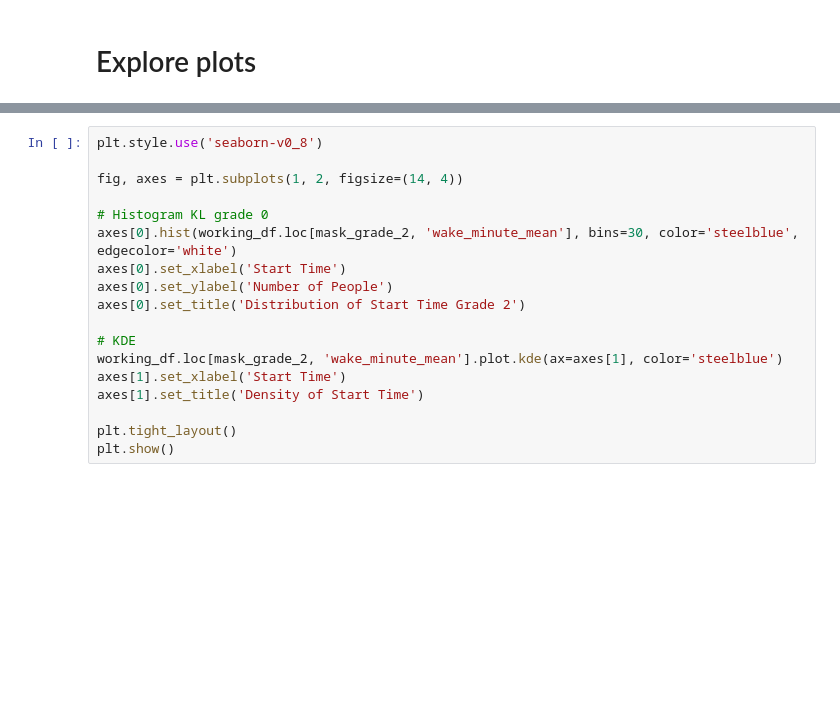
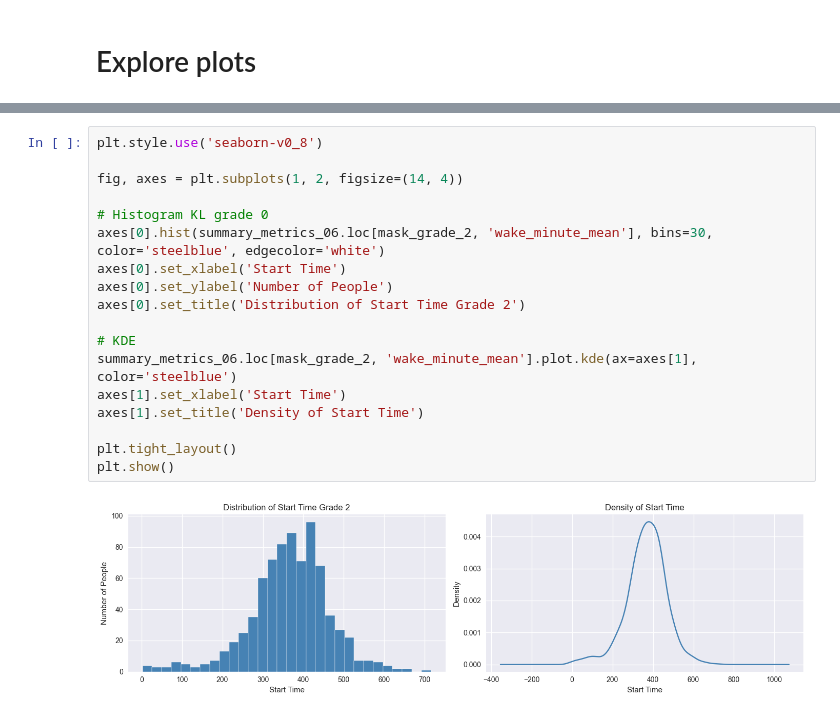
Before and after one commit to ninaschmidsberger/master-thesis, a Jupyter notebook: src/main.ipynb, the cells around one changed output, grey strips where cells are left out. Saved outputs shown, nothing was run; the diff lists cells and outputs as text; blank space fills up the shorter version.

```diff
--- a/src/main.ipynb
+++ b/src/main.ipynb
@@ -821,21 +948,23 @@ plt.show()
 # %%
 plt.style.use('seaborn-v0_8')
 
 fig, axes = plt.subplots(1, 2, figsize=(14, 4))
 
 # Histogram KL grade 0
-axes[0].hist(working_df.loc[mask_grade_2, 'wake_minute_mean'], bins=30, color='steelblue', edgecolor='white')
+axes[0].hist(summary_metrics_06.loc[mask_grade_2, 'wake_minute_mean'], bins=30, color='steelblue', edgecolor='white')
 axes[0].set_xlabel('Start Time')
 axes[0].set_ylabel('Number of People')
 axes[0].set_title('Distribution of Start Time Grade 2')
 
 # KDE
-working_df.loc[mask_grade_2, 'wake_minute_mean'].plot.kde(ax=axes[1], color='steelblue')
+summary_metrics_06.loc[mask_grade_2, 'wake_minute_mean'].plot.kde(ax=axes[1], color='steelblue')
 axes[1].set_xlabel('Start Time')
 axes[1].set_title('Density of Start Time')
 
 plt.tight_layout()
 plt.show()
+# %% [output]
+[figure, added]
 # %%
 plt.style.use('seaborn-v0_8')
 
```
Also changed, not shown: parts of 46 cells of this notebook.
